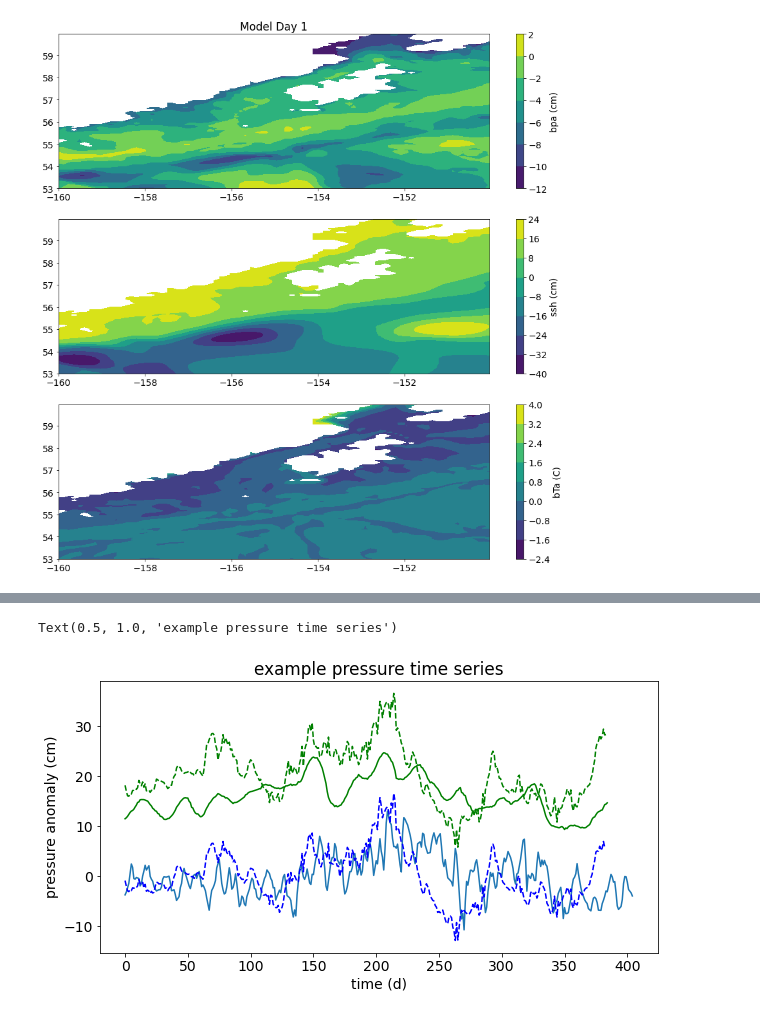
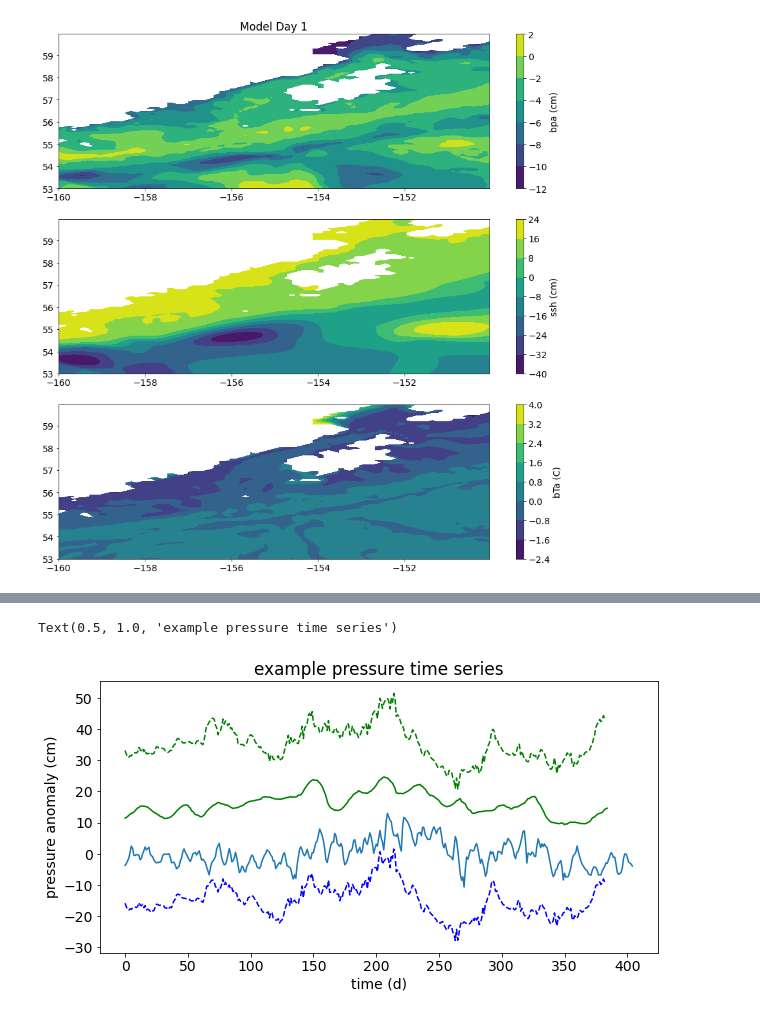
Before and after one commit to erikfred/ptz_detector, a Jupyter notebook: eddy_detector.ipynb, the cells around one changed output, grey strips where cells are left out. Cells and saved outputs as stored; diff of their text form; code cells hidden in the pictures.

```diff
--- a/eddy_detector.ipynb
+++ b/eddy_detector.ipynb
@@ -206,14 +202,14 @@ masked_array(data = 56.775555,
 # %%
 # plot time series on same axes
 fig4 = plt.figure(figsize=(10, 5))
 ax4 = fig4.add_subplot(111)
 ax4.plot(t-t[0],(p-np.mean(p))*ampfac)
 ax4.plot(ta-ta[0], sla[:,15,38] + 10, color='green')
-ax4.plot(t_mod-t_mod[0], pa_mod[:,63,64]*ampfac, color='blue', linestyle='dashed')
-ax4.plot(t_mod-t_mod[0], ssh_mod[:,63,64]*100 + 5, color='green', linestyle='dashed')
+ax4.plot(t_mod-t_mod[0], pa_mod[:,63,64]*ampfac - 15, color='blue', linestyle='dashed')
+ax4.plot(t_mod-t_mod[0], ssh_mod[:,63,64]*100 + 20, color='green', linestyle='dashed')
 ax4.set_xlabel('time (d)')
 ax4.set_ylabel('pressure anomaly (cm)')
 plt.title('example pressure time series')
 # %% [output]
 Text(0.5, 1.0, 'example pressure time series')
-[figure, old version]
+[figure, new version]
```
Also changed, not shown: parts of 5 cells of this notebook.
